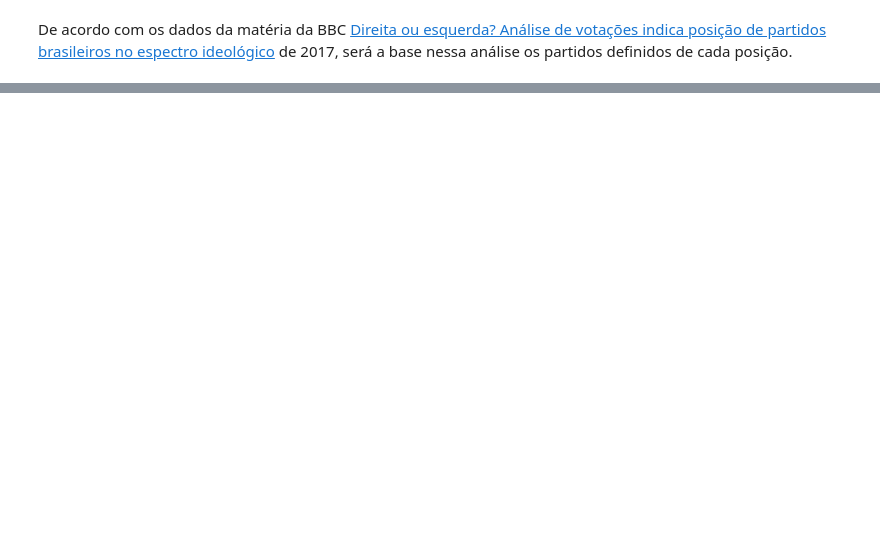
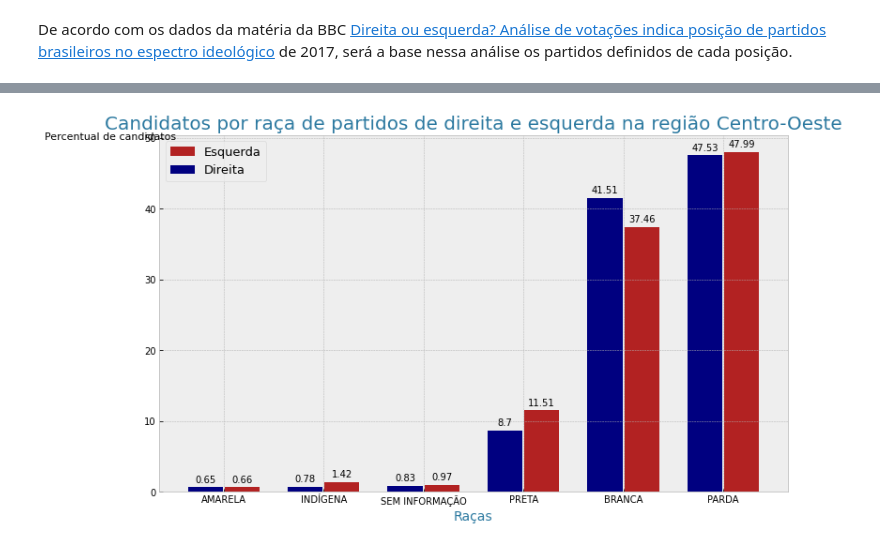
Before and after one commit to jesscahelen/analise_candidatos_2020, a Jupyter notebook: Eleições_2020.ipynb, the cells around one changed output, grey strips where cells are left out. Saved outputs shown, nothing was run; the diff lists cells and outputs as text; code cells hidden in the pictures; blank space fills up the shorter version.

```diff
--- a/Eleições_2020.ipynb
+++ b/Eleições_2020.ipynb
@@ -92,0 +130,4 @@ df.query('DS_SITUACAO_CANDIDATURA == "APTO" and SG_PARTIDO in @partidos_direita
+# %%
+raca_esquerda_direita(centro, 'Centro-Oeste')
+# %% [output]
+[figure, added]
```
Also changed, not shown: parts of 25 cells of this notebook.
